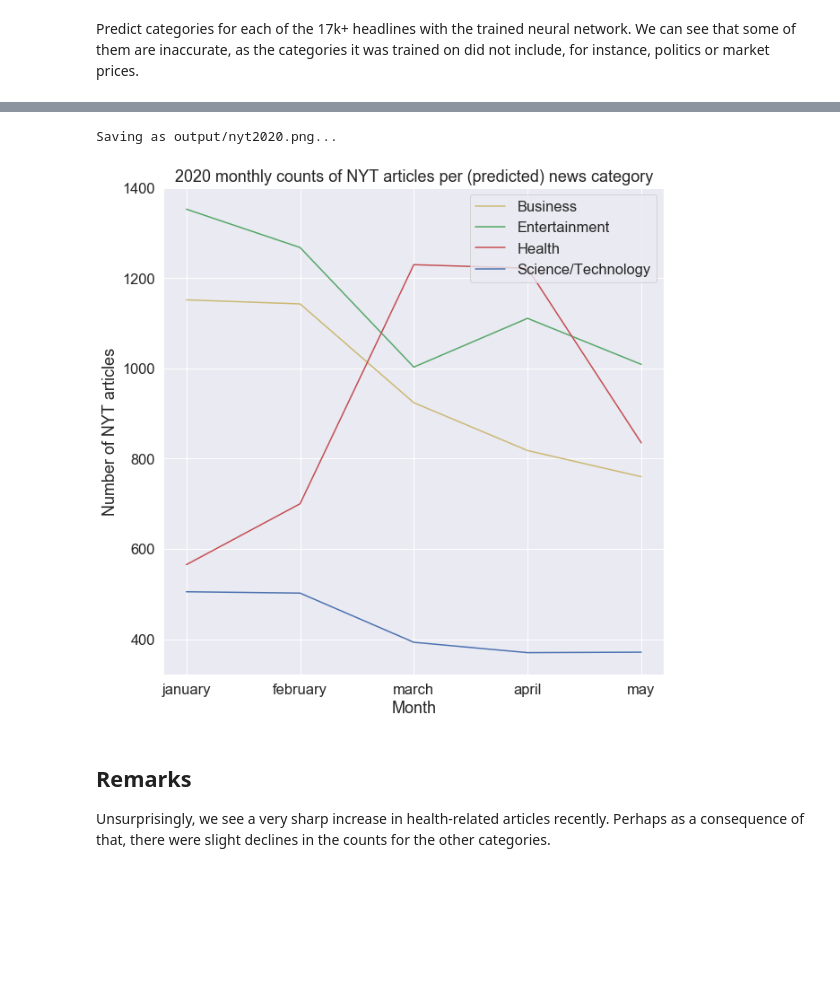
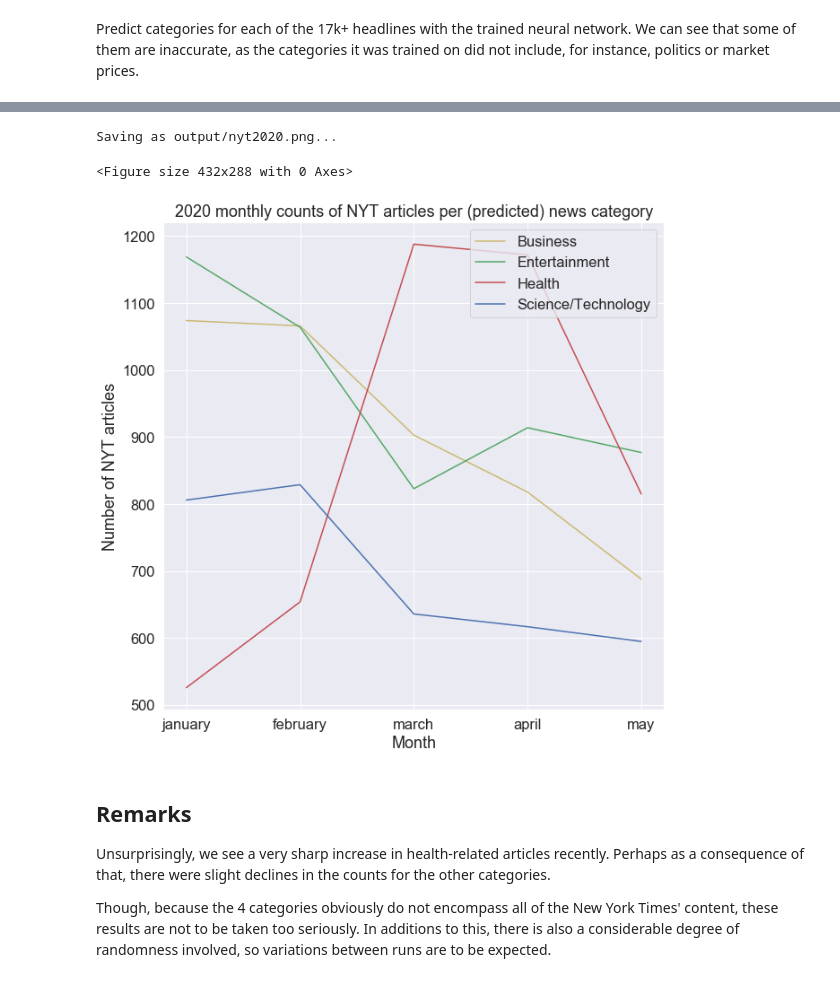
Before and after one commit to jonjau/msa, a Jupyter notebook: news-categorizer.ipynb, the cells around one changed output, grey strips where cells are left out. Drawn from its saved outputs; the diff is of its cells as text; code cells hidden in the pictures; blank space fills up the shorter version.

```diff
--- a/news-categorizer.ipynb
+++ b/news-categorizer.ipynb
@@ -664,32 +709,34 @@ months = ['january', 'february', 'march', 'april', 'may']
 
 for month in months:
     # Get counts per category for each month
-    monthly_category_counts = nyt2020_df[nyt2020_df['month'] == month]['predicted_category'] \
-                              .value_counts().sort_index()
+    monthly_category_counts = nyt2020_df[nyt2020_df['month'] == month]['predicted_category'].value_counts().sort_index()
     category_counts.append(list(monthly_category_counts))
 
 # Turn into lists of category counts for each category
 monthly_b, monthly_e, monthly_m, monthly_t = zip(*category_counts)
 # %%
+plt.clf()
 sns.set(font_scale = 1.5)
 plt.figure(figsize=(10,10))
 plt.title('2020 monthly counts of NYT articles per (predicted) news category')
 
 plt.plot(months, monthly_b, 'y-', label='Business')
 plt.plot(months, monthly_e, 'g-', label='Entertainment')
 plt.plot(months, monthly_m, 'r-', label='Health')
 plt.plot(months, monthly_t, 'b-', label='Science/Technology')
 plt.xlabel('Month')
 plt.ylabel('Number of NYT articles')
+plt.legend(loc='upper right')
 plt.savefig(os.path.join('output', 'nyt2020.png'))
 print(f'Saving as output/nyt2020.png...')
-plt.legend(loc='upper right')
-
 plt.plot();
 # %% [output]
 Saving as output/nyt2020.png...
+<Figure size 432x288 with 0 Axes>
-[figure, old version]
+[figure, new version]
 # %% [markdown]
 ## Remarks
 
 Unsurprisingly, we see a very sharp increase in health-related articles recently. Perhaps as a consequence of that, there were slight declines in the counts for the other categories.
+
+Though, because the 4 categories obviously do not encompass all of the New York Times' content, these results are not to be taken too seriously. In additions to this, there is also a considerable degree of randomness involved, so variations between runs are to be expected.
```
Also changed, not shown: parts of 23 cells of this notebook, 8 other files.
